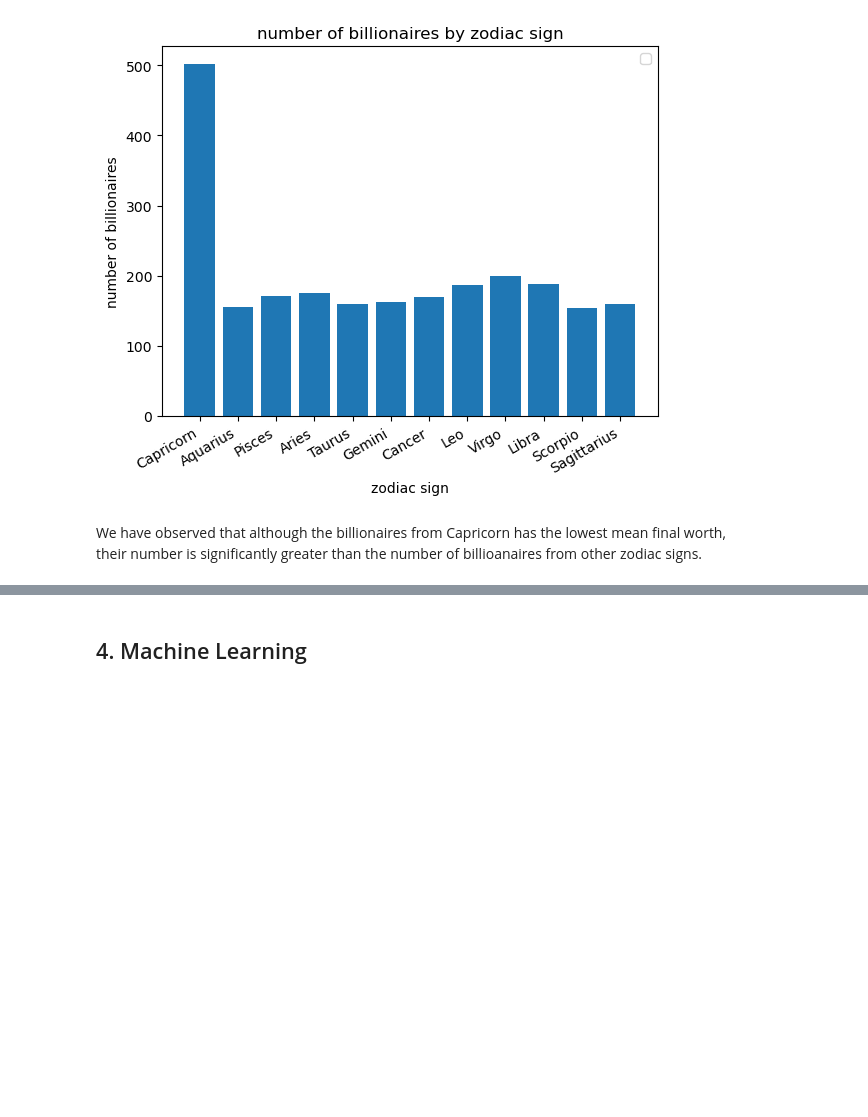
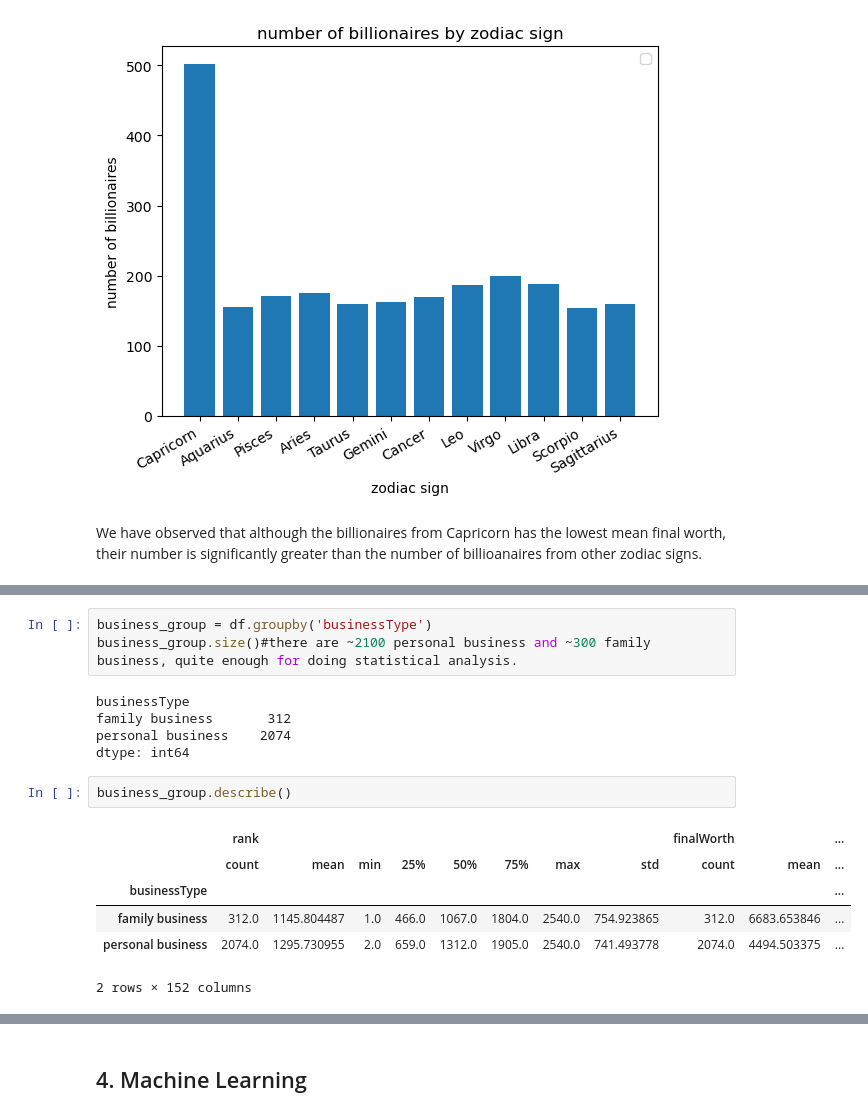
Before and after one commit to Archertakesitez/1007_project_goodgoodstudy, a Jupyter notebook: final project---1007.ipynb, the cells around one changed output, grey strips where cells are left out. Saved outputs shown, nothing was run; the diff lists cells and outputs as text; blank space fills up the shorter version.

```diff
--- a/final project---1007.ipynb
+++ b/final project---1007.ipynb
@@ -452,0 +495,17 @@ We have observed that although the billionaires from Capricorn has the lowest me
+# %%
+business_group = df.groupby('businessType')
+business_group.size()#there are ~2100 personal business and ~300 family business, quite enough for doing statistical analysis.
+# %% [output]
+businessType
+family business       312
+personal business    2074
+dtype: int64
+# %%
+business_group.describe()
+# %% [output]
+|  | rank |  |  |  |  |  |  |  | finalWorth |  | ... |
+|  | count | mean | min | 25% | 50% | 75% | max | std | count | mean | ... |
+| businessType |  |  |  |  |  |  |  |  |  |  | ... |
+| family business | 312.0 | 1145.804487 | 1.0 | 466.0 | 1067.0 | 1804.0 | 2540.0 | 754.923865 | 312.0 | 6683.653846 | ... |
+| personal business | 2074.0 | 1295.730955 | 2.0 | 659.0 | 1312.0 | 1905.0 | 2540.0 | 741.493778 | 2074.0 | 4494.503375 | ... |
+2 rows × 152 columns
```
Also changed, not shown: parts of 6 cells of this notebook.
